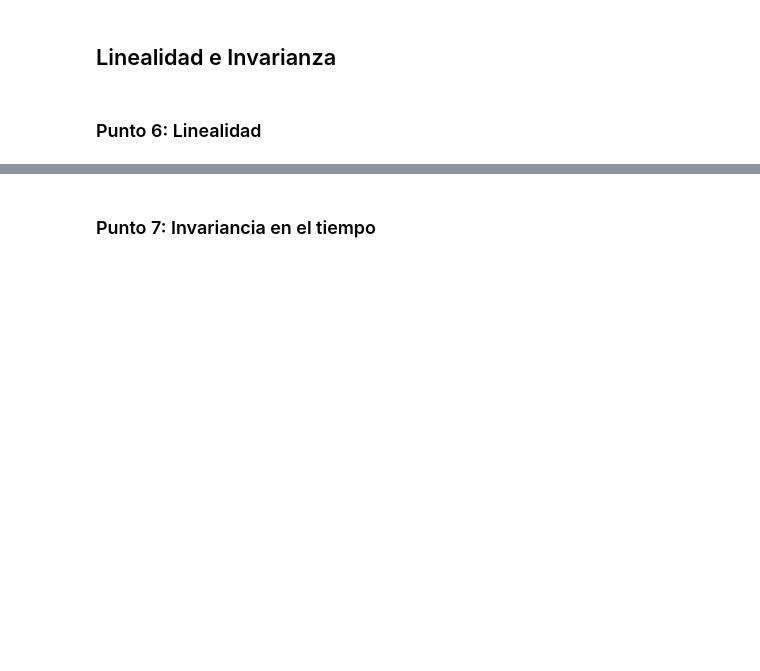
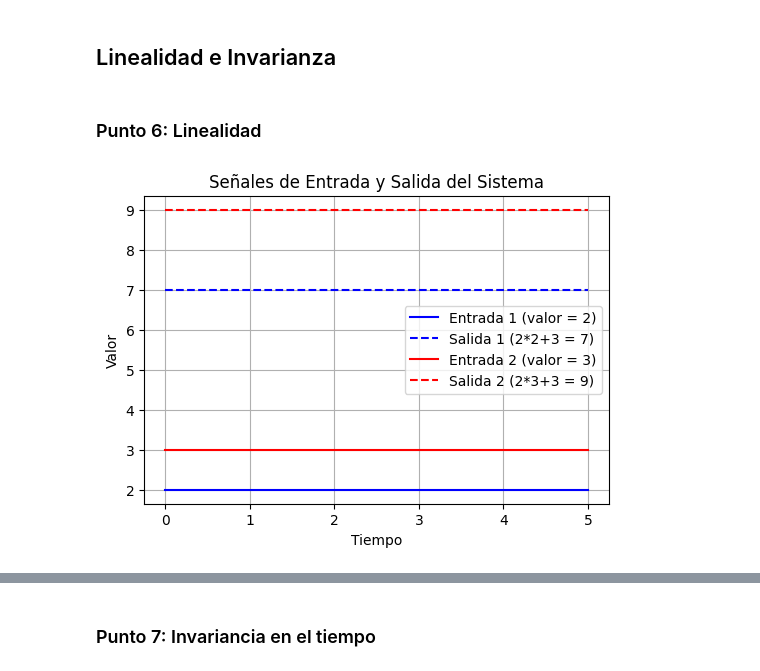
Before and after one commit to fg-edu-tep/Senales-Lab, a Jupyter notebook: lab3/Laboratorio_3_2025_1.ipynb, the cells around one changed output, grey strips where cells are left out. Saved outputs shown, nothing was run; the diff lists cells and outputs as text; code cells hidden in the pictures; blank space fills up the shorter version.

```diff
--- a/lab3/Laboratorio_3_2025_1.ipynb
+++ b/lab3/Laboratorio_3_2025_1.ipynb
@@ -138,2 +168,27 @@ plt.figure(figsize=(6,4))
+# %%
+# Generar una señal de entrada constante
+t = np.linspace(0,5,1000)
+input_signal_1 = 2*np.ones(len(t))
+input_signal_2 = 3 * np.ones(len(t))
+
+# Obtener las salidas del sistema para cada entrada
+output_signal_1 = sistema(input_signal_1)
+output_signal_2 = sistema(input_signal_2)
+
+
+# Graficar las señales de entrada y salida
+plt.figure(figsize=(6,4))
+plt.plot(t, input_signal_1, label='Entrada 1 (valor = 2)', color='blue')
+plt.plot(t, output_signal_1, '--', label='Salida 1 (2*2+3 = 7)', color='blue')
+plt.plot(t, input_signal_2, label='Entrada 2 (valor = 3)', color='red')
+plt.plot(t, output_signal_2, '--', label='Salida 2 (2*3+3 = 9)', color='red')
+plt.xlabel('Tiempo')
+plt.ylabel('Valor')
+plt.title('Señales de Entrada y Salida del Sistema')
+plt.legend()
+plt.grid(True)
+plt.show()
+# %% [output]
+[figure, added]
 # %%
 # Ahora la señal de entrada es igual a la suma de las dos entradas anteriores
```
Also changed, not shown: parts of 13 cells of this notebook.
